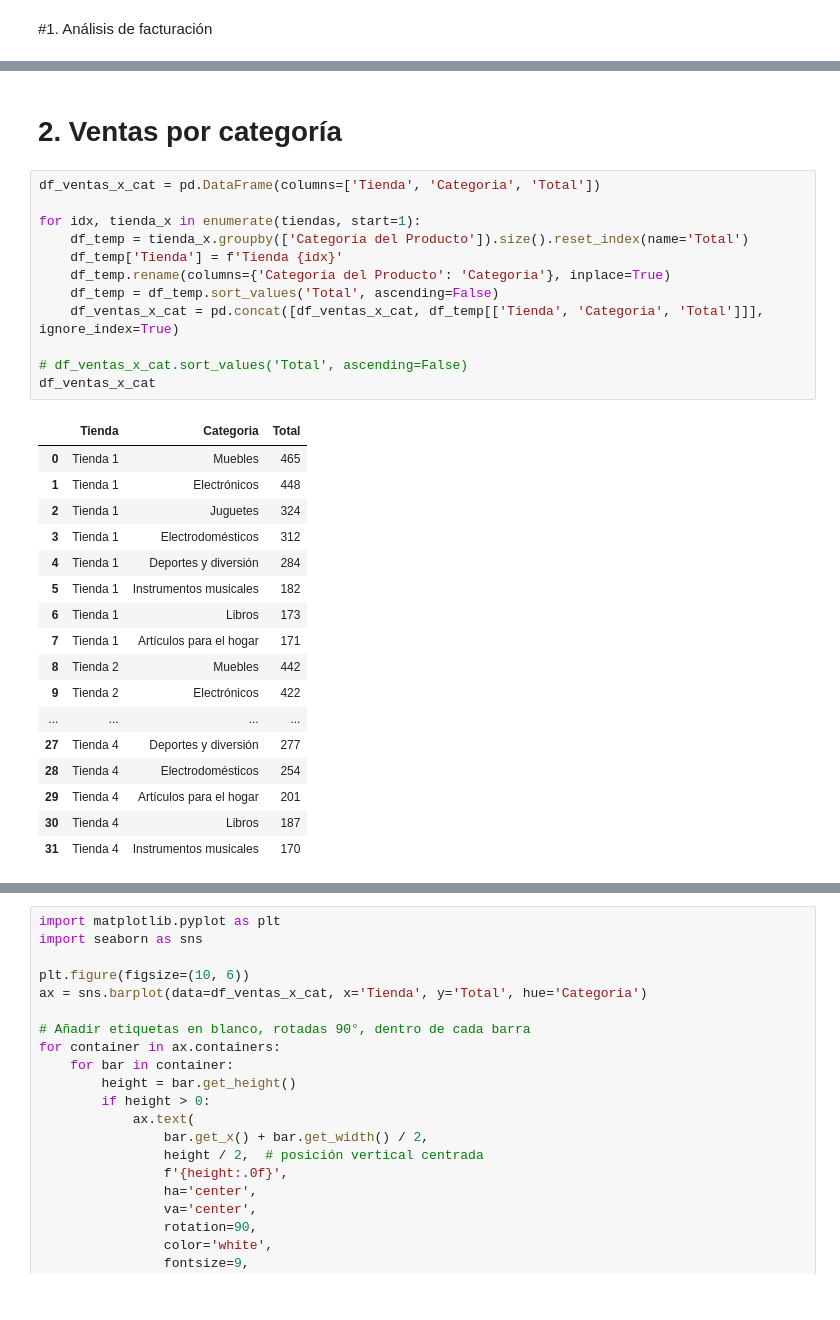
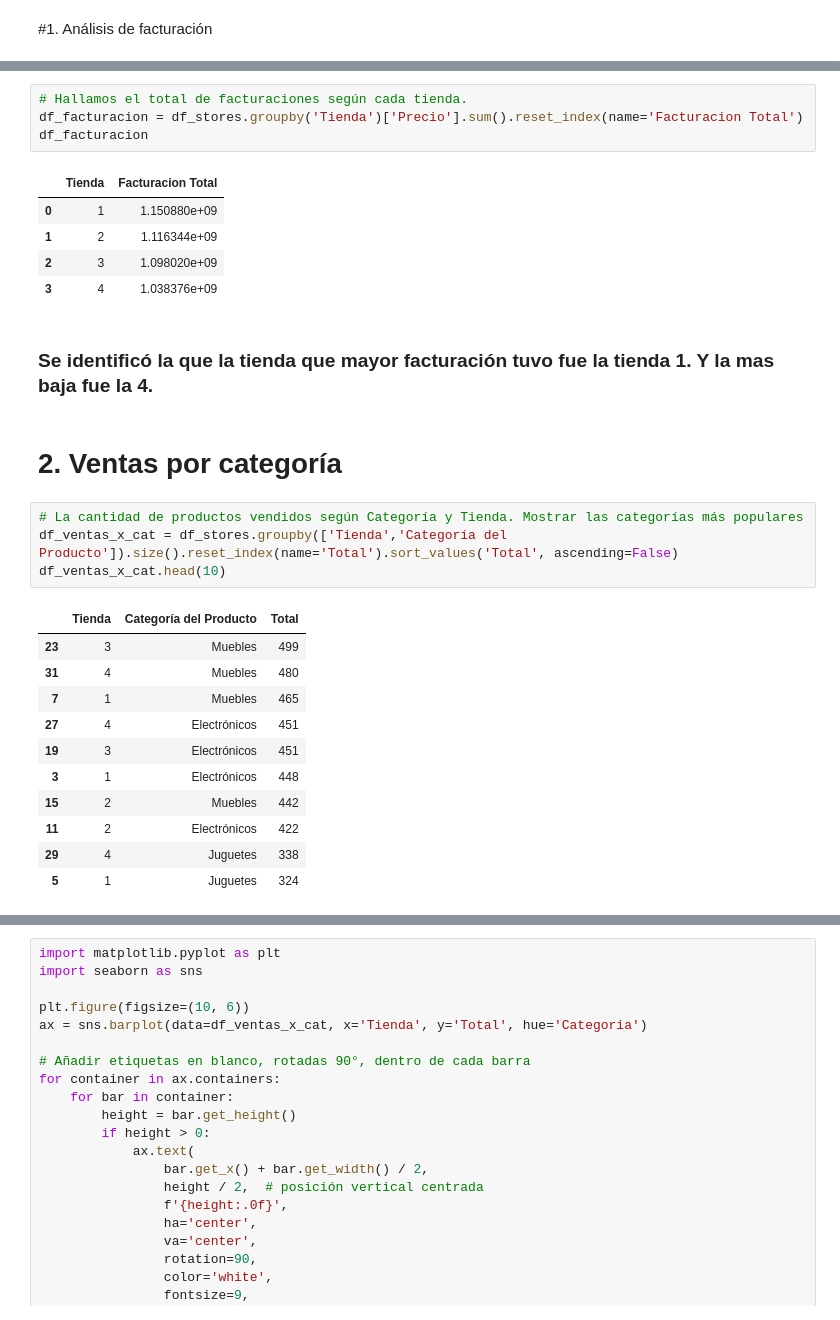
Before and after one commit to Brayan8Ch/challenge1-data-science-latam_alura, a Jupyter notebook: AluraStoreLatam.ipynb, the cells around one changed output, grey strips where cells are left out. Cells and saved outputs as stored; diff of their text form.

```diff
--- a/AluraStoreLatam.ipynb
+++ b/AluraStoreLatam.ipynb
@@ -45,32 +43,30 @@ df_facturacion
+# %%
+# Hallamos el total de facturaciones según cada tienda.
+df_facturacion = df_stores.groupby('Tienda')['Precio'].sum().reset_index(name='Facturacion Total')
+df_facturacion
+# %% [output]
+|  | Tienda | Facturacion Total |
+| 0 | 1 | 1.150880e+09 |
+| 1 | 2 | 1.116344e+09 |
+| 2 | 3 | 1.098020e+09 |
+| 3 | 4 | 1.038376e+09 |
+# %% [markdown]
+### Se identificó la que la tienda que mayor facturación tuvo fue la tienda 1. Y la mas baja fue la 4.
 # %% [markdown]
 # 2. Ventas por categoría
-# %%
-df_ventas_x_cat = pd.DataFrame(columns=['Tienda', 'Categoria', 'Total'])
-
-for idx, tienda_x in enumerate(tiendas, start=1):
-    df_temp = tienda_x.groupby(['Categoría del Producto']).size().reset_index(name='Total')
-    df_temp['Tienda'] = f'Tienda {idx}'
-    df_temp.rename(columns={'Categoría del Producto': 'Categoria'}, inplace=True)
-    df_temp = df_temp.sort_values('Total', ascending=False)
-    df_ventas_x_cat = pd.concat([df_ventas_x_cat, df_temp[['Tienda', 'Categoria', 'Total']]], ignore_index=True)
-
-# df_ventas_x_cat.sort_values('Total', ascending=False)
-df_ventas_x_cat
-# %% [output]
-|  | Tienda | Categoria | Total |
-| 0 | Tienda 1 | Muebles | 465 |
-| 1 | Tienda 1 | Electrónicos | 448 |
-| 2 | Tienda 1 | Juguetes | 324 |
-| 3 | Tienda 1 | Electrodomésticos | 312 |
-| 4 | Tienda 1 | Deportes y diversión | 284 |
-| 5 | Tienda 1 | Instrumentos musicales | 182 |
-| 6 | Tienda 1 | Libros | 173 |
-| 7 | Tienda 1 | Artículos para el hogar | 171 |
-| 8 | Tienda 2 | Muebles | 442 |
-| 9 | Tienda 2 | Electrónicos | 422 |
-| ... | ... | ... | ... |
-| 27 | Tienda 4 | Deportes y diversión | 277 |
-| 28 | Tienda 4 | Electrodomésticos | 254 |
-| 29 | Tienda 4 | Artículos para el hogar | 201 |
-| 30 | Tienda 4 | Libros | 187 |
-| 31 | Tienda 4 | Instrumentos musicales | 170 |
+# %%
+# La cantidad de productos vendidos según Categoría y Tienda. Mostrar las categorías más populares
+df_ventas_x_cat = df_stores.groupby(['Tienda','Categoría del Producto']).size().reset_index(name='Total').sort_values('Total', ascending=False)
+df_ventas_x_cat.head(10)
+# %% [output]
+|  | Tienda | Categoría del Producto | Total |
+| 23 | 3 | Muebles | 499 |
+| 31 | 4 | Muebles | 480 |
+| 7 | 1 | Muebles | 465 |
+| 27 | 4 | Electrónicos | 451 |
+| 19 | 3 | Electrónicos | 451 |
+| 3 | 1 | Electrónicos | 448 |
+| 15 | 2 | Muebles | 442 |
+| 11 | 2 | Electrónicos | 422 |
+| 29 | 4 | Juguetes | 338 |
+| 5 | 1 | Juguetes | 324 |
```
Also changed, not shown: parts of 22 cells of this notebook.
